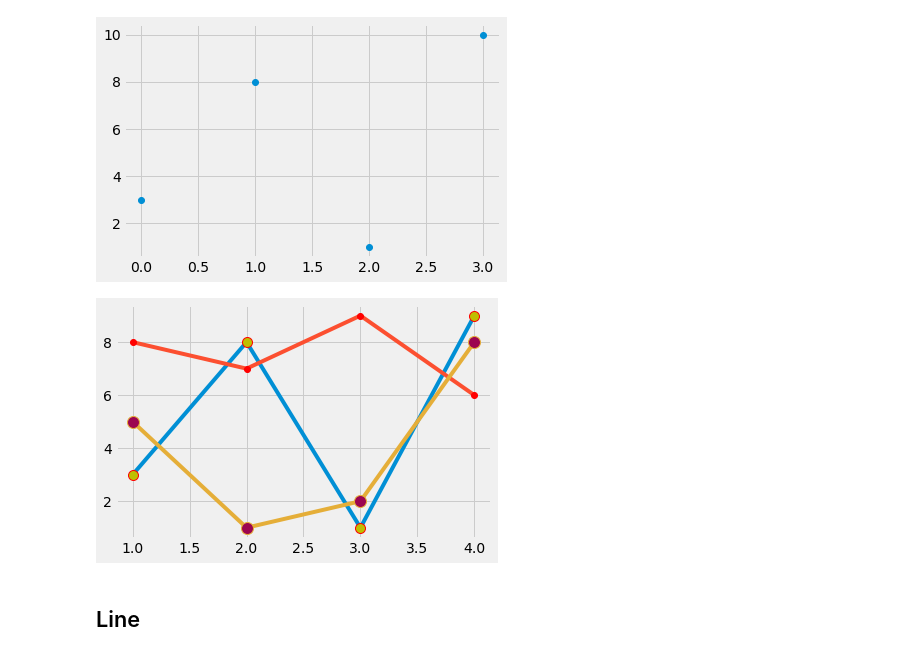
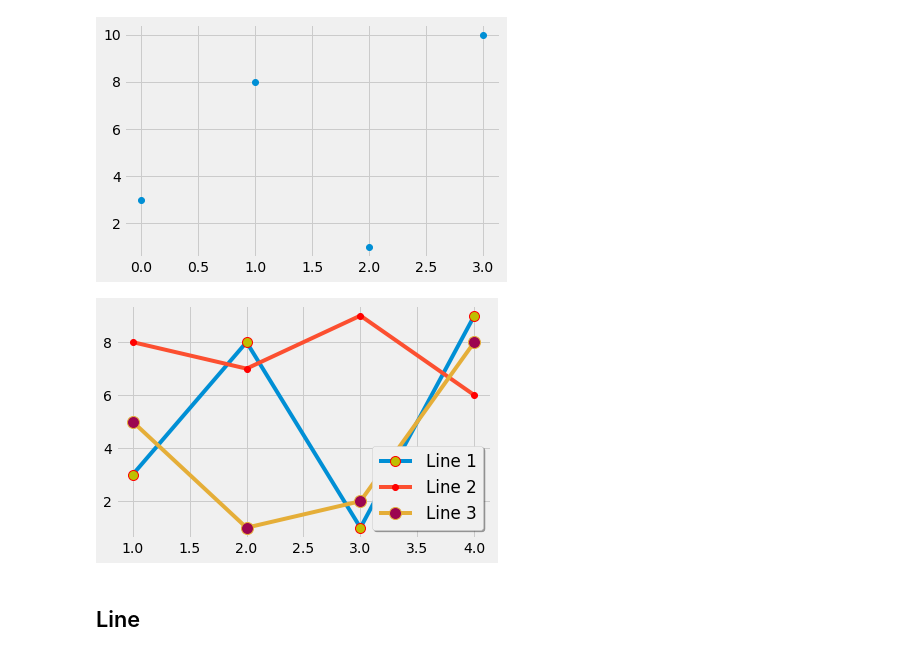
Before and after one commit to codernayeem/python-data-science-cheat-sheet, a Jupyter notebook: 3.1_matplotlib.ipynb, the cells around one changed output. Saved outputs shown, nothing was run; the diff lists cells and outputs as text; code cells hidden in the pictures.

```diff
--- a/3.1_matplotlib.ipynb
+++ b/3.1_matplotlib.ipynb
@@ -78,21 +78,23 @@ plt.show()
 # %%
 values1 = np.array([3, 8, 1, 9])
 values2 = np.array([8, 7, 9, 6])
 values3 = np.array([5, 1, 2, 8])
 x = [1, 2, 3, 4]
 
 # arguments releated markar >
 # marker : markar style
 # ms / markersize : Markar Size
 # mec / markeredgecolor : Marker Edge Color
 # mfc / markerfacecolor  : Marker Face Color
 
-plt.plot(x, values1, marker='o', ms=10, mec='r', mfc='y')
-plt.plot(x, values2, marker='o', mec='red', mfc='r')
-plt.plot(x, values3, marker='o', markersize=12, mfc='#9C0550')
+plt.plot(x, values1, marker='o', ms=10, mec='r', mfc='y', label='Line 1')
+plt.plot(x, values2, marker='o', mec='red', mfc='r', label='Line 2')
+plt.plot(x, values3, marker='o', markersize=12, mfc='#9C0550', label='Line 3')
+
+plt.legend(loc='lower right', fontsize="large", shadow=True)
 plt.show()
 # %% [output]
-[figure, old version]
+[figure, new version]
 # %% [markdown]
 ## Line
 # %%
```
Also changed, not shown: parts of 11 cells of this notebook.
